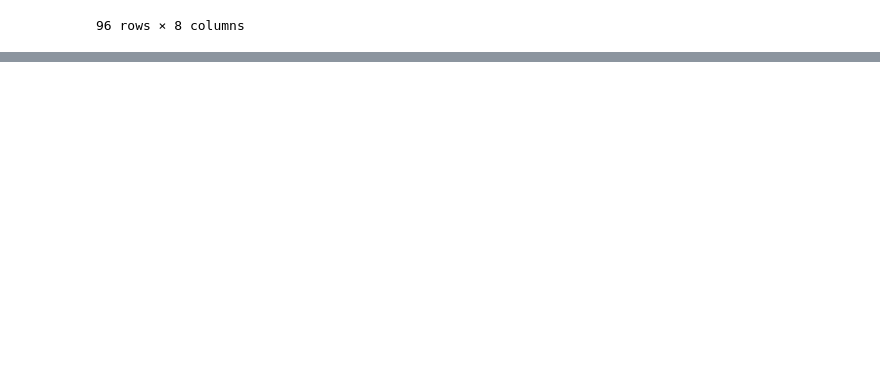
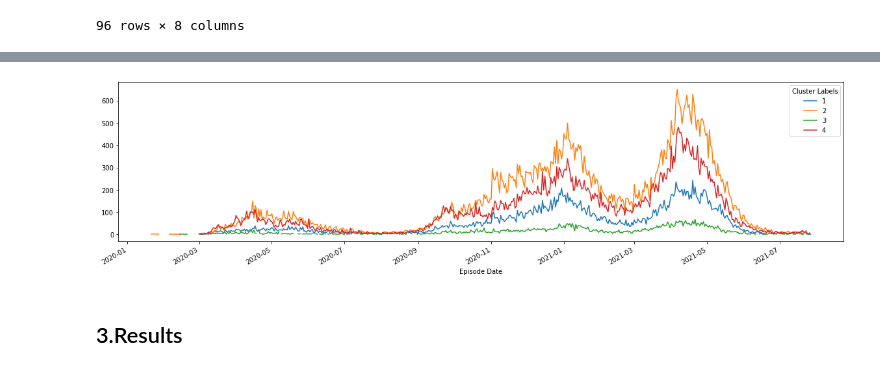
Before and after one commit to julio-cfs/Applied-Data-Science-Capstone, a Jupyter notebook: Julio Flores - Toronto COVID cases by neighborhood.ipynb, the cells around one changed output, grey strips where cells are left out. Cells and saved outputs as stored; diff of their text form; code cells hidden in the pictures; blank space fills up the shorter version.

```diff
--- a/Julio Flores - Toronto COVID cases by neighborhood.ipynb
+++ b/Julio Flores - Toronto COVID cases by neighborhood.ipynb
@@ -262,0 +529,8 @@ neighborhoods_merged
+# %%
+# add clustering labels
+toronto_venues_parent_sorted.insert(0, 'Cluster Labels', kmeans.labels_)
+#Let's add 1 to each cluster, for visibility (no cluster 0)
+toronto_venues_parent_sorted['Cluster Labels'] = toronto_venues_parent_sorted['Cluster Labels']  + 1
+
+toronto_complete_data_parent = neighborhoods_merged.merge(toronto_venues_parent_sorted, left_on='PostalCode', right_on = 'PostalCode')
+toronto_complete_data_parent.head(10)
@@ -291,0 +698,4 @@ In this first visualization, we can notice that the most cases per capita are co
+# %%
+toronto_cases_grouped_by_date = toronto_cases_grouped_by_date.merge(toronto_complete_data_parent[['PostalCode', 'Cluster Labels']], left_on='FSA', right_on = 'PostalCode')
+toronto_cases_grouped_by_date_cluster = toronto_cases_grouped_by_date.groupby(["Cluster Labels", "Episode Date"])["Total_COVID_Cases"].sum().reset_index()
+toronto_cases_grouped_by_date_cluster.head()
@@ -291,0 +709,3 @@ In this first visualization, we can notice that the most cases per capita are co
+# %%
+toronto_cases_grouped_by_date_cluster["Episode Date"] = pd.to_datetime(toronto_cases_grouped_by_date_cluster["Episode Date"])
+toronto_cases_grouped_by_date_cluster["Episode Date"].min(), toronto_cases_grouped_by_date_cluster["Episode Date"].max()
@@ -291,0 +714,3 @@ In this first visualization, we can notice that the most cases per capita are co
+# %%
+toronto_cases_by_date_cluster_col = toronto_cases_grouped_by_date_cluster.pivot(index="Episode Date", columns="Cluster Labels", values="Total_COVID_Cases")
+toronto_cases_by_date_cluster_col.head()
@@ -291,0 +725,6 @@ In this first visualization, we can notice that the most cases per capita are co
+# %%
+toronto_cases_by_date_cluster_col["2020-01-21":"2021-07-27"].plot(figsize=(20, 5));
+# %% [output]
+[figure, added]
+# %% [markdown]
+## 3.Results
```
Also changed, not shown: parts of 42 cells of this notebook.
